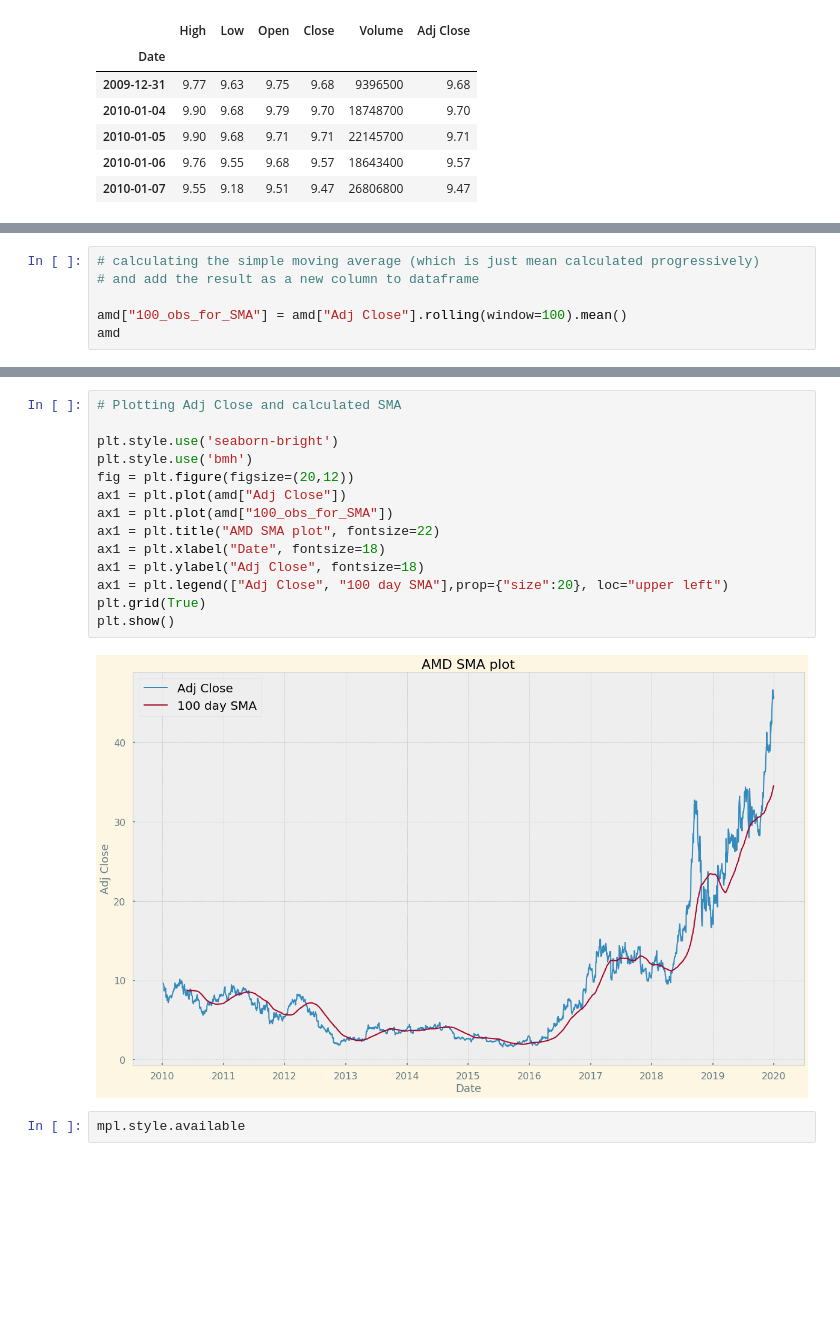
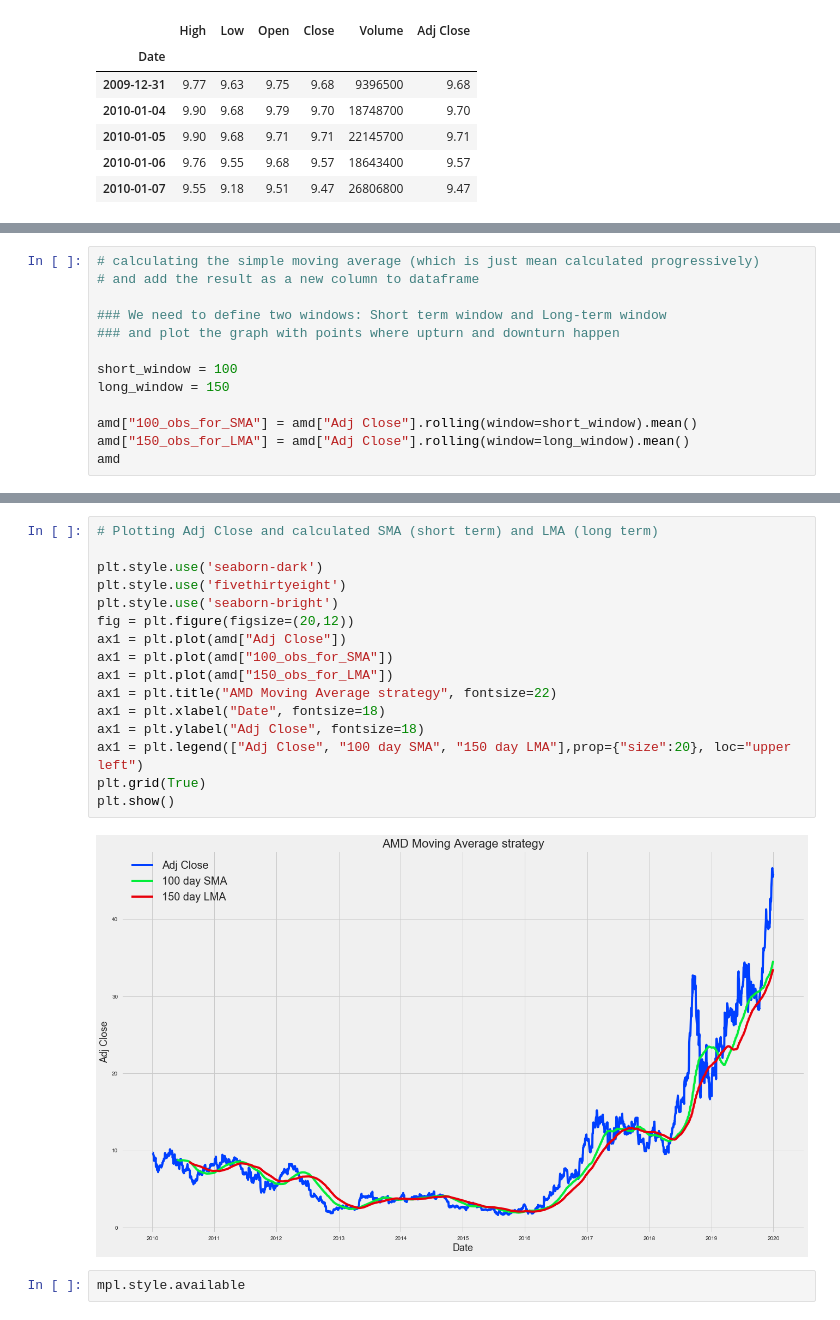
Before and after one commit to SiddAjriY2Jaccount/sma-crossover-python, a Jupyter notebook: AMD_sma.ipynb, the cells around one changed output, grey strips where cells are left out. Drawn from its saved outputs; the diff is of its cells as text; blank space fills up the shorter version.

```diff
--- a/AMD_sma.ipynb
+++ b/AMD_sma.ipynb
@@ -35,6 +35,13 @@ amd.head(5)
 # calculating the simple moving average (which is just mean calculated progressively)
 # and add the result as a new column to dataframe
 
-amd["100_obs_for_SMA"] = amd["Adj Close"].rolling(window=100).mean()
+### We need to define two windows: Short term window and Long-term window
+### and plot the graph with points where upturn and downturn happen
+
+short_window = 100
+long_window = 150
+
+amd["100_obs_for_SMA"] = amd["Adj Close"].rolling(window=short_window).mean()
+amd["150_obs_for_LMA"] = amd["Adj Close"].rolling(window=long_window).mean()
 amd
 # %% [output]
@@ -65,19 +67,21 @@ See the caveats in the documentation: http://pandas.pydata.org/pandas-docs/stabl
 # %%
-# Plotting Adj Close and calculated SMA
+# Plotting Adj Close and calculated SMA (short term) and LMA (long term)
 
+plt.style.use('seaborn-dark')
+plt.style.use('fivethirtyeight')
 plt.style.use('seaborn-bright')
-plt.style.use('bmh')
 fig = plt.figure(figsize=(20,12))
 ax1 = plt.plot(amd["Adj Close"])
 ax1 = plt.plot(amd["100_obs_for_SMA"])
-ax1 = plt.title("AMD SMA plot", fontsize=22)
+ax1 = plt.plot(amd["150_obs_for_LMA"])
+ax1 = plt.title("AMD Moving Average strategy", fontsize=22)
 ax1 = plt.xlabel("Date", fontsize=18)
 ax1 = plt.ylabel("Adj Close", fontsize=18)
-ax1 = plt.legend(["Adj Close", "100 day SMA"],prop={"size":20}, loc="upper left")
+ax1 = plt.legend(["Adj Close", "100 day SMA", "150 day LMA"],prop={"size":20}, loc="upper left")
 plt.grid(True)
 plt.show()
 # %% [output]
-[figure, old version]
+[figure, new version]
 # %%
 mpl.style.available
 # %% [output]
```
Also changed, not shown: parts of 2 cells of this notebook.
